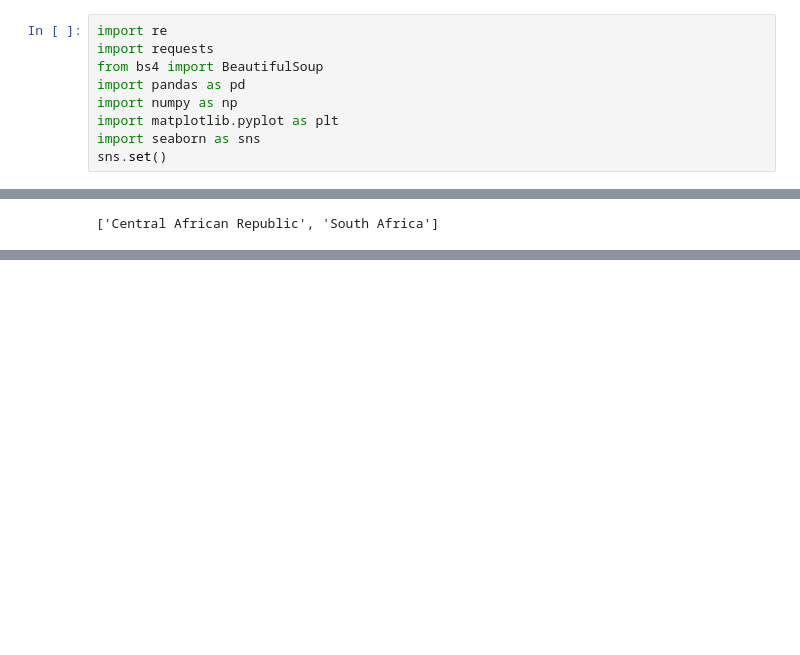
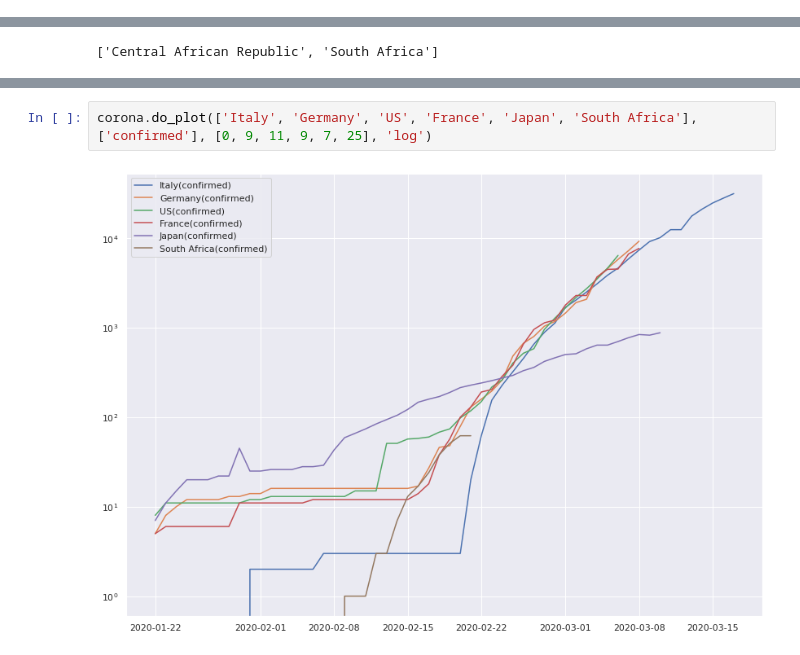
Before and after one commit to mariusroets/notebooks, a Jupyter notebook: corona.ipynb, the cells around one changed output, grey strips where cells are left out. Cells and saved outputs as stored; diff of their text form; blank space fills up the shorter version.

```diff
--- a/corona.ipynb
+++ b/corona.ipynb
@@ -1,9 +0,0 @@
-# %%
-import re
-import requests
-from bs4 import BeautifulSoup
-import pandas as pd
-import numpy as np
-import matplotlib.pyplot as plt
-import seaborn as sns
-sns.set()
@@ -112,0 +18,4 @@ corona.do_plot(['Italy', 'Germany', 'US', 'France', 'Japan', 'South Africa'], ['
+# %%
+corona.do_plot(['Italy', 'Germany', 'US', 'France', 'Japan', 'South Africa'], ['confirmed'], [0, 9, 11, 9, 7, 25], 'log')
+# %% [output]
+[figure, added]
```
Also changed, not shown: parts of 4 cells of this notebook.
